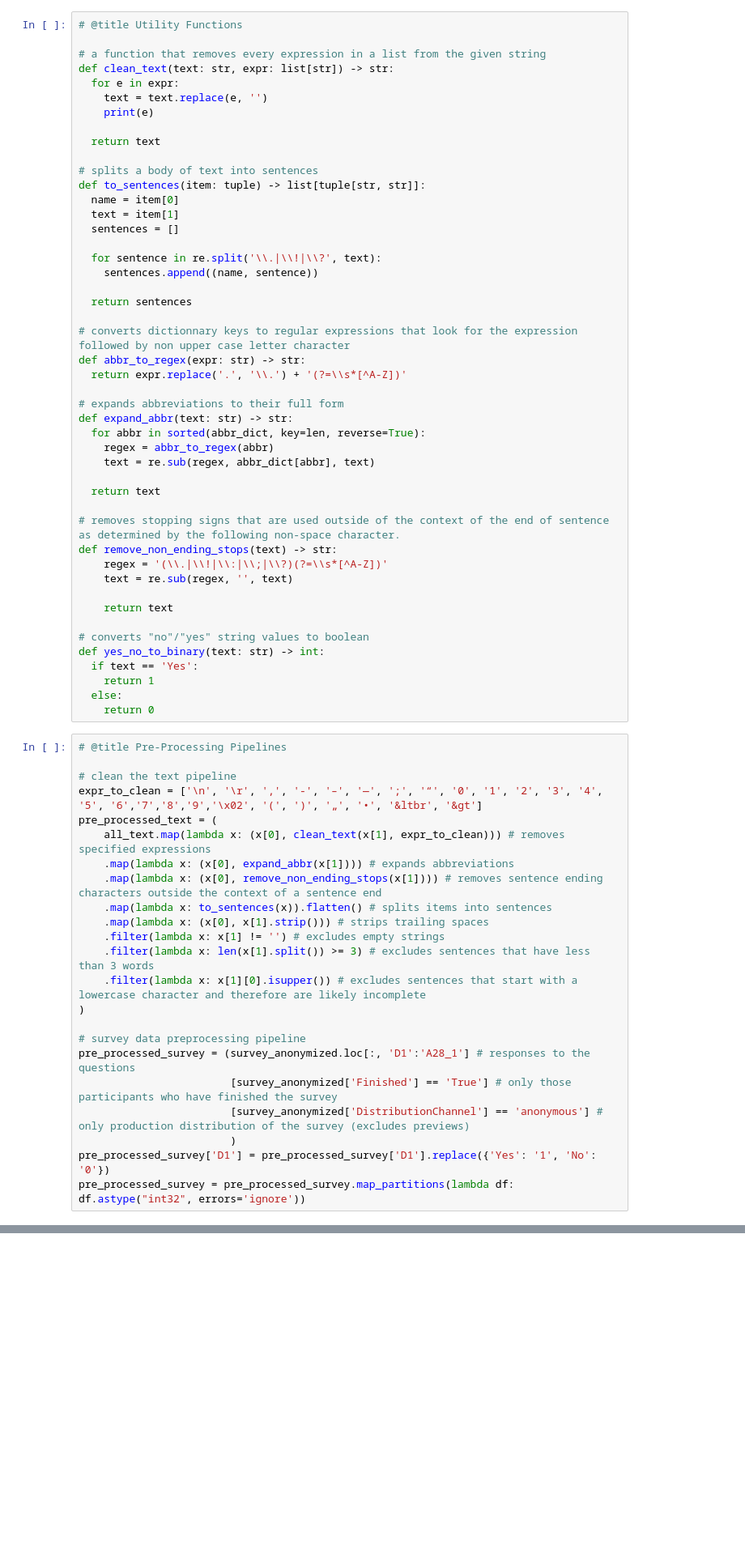
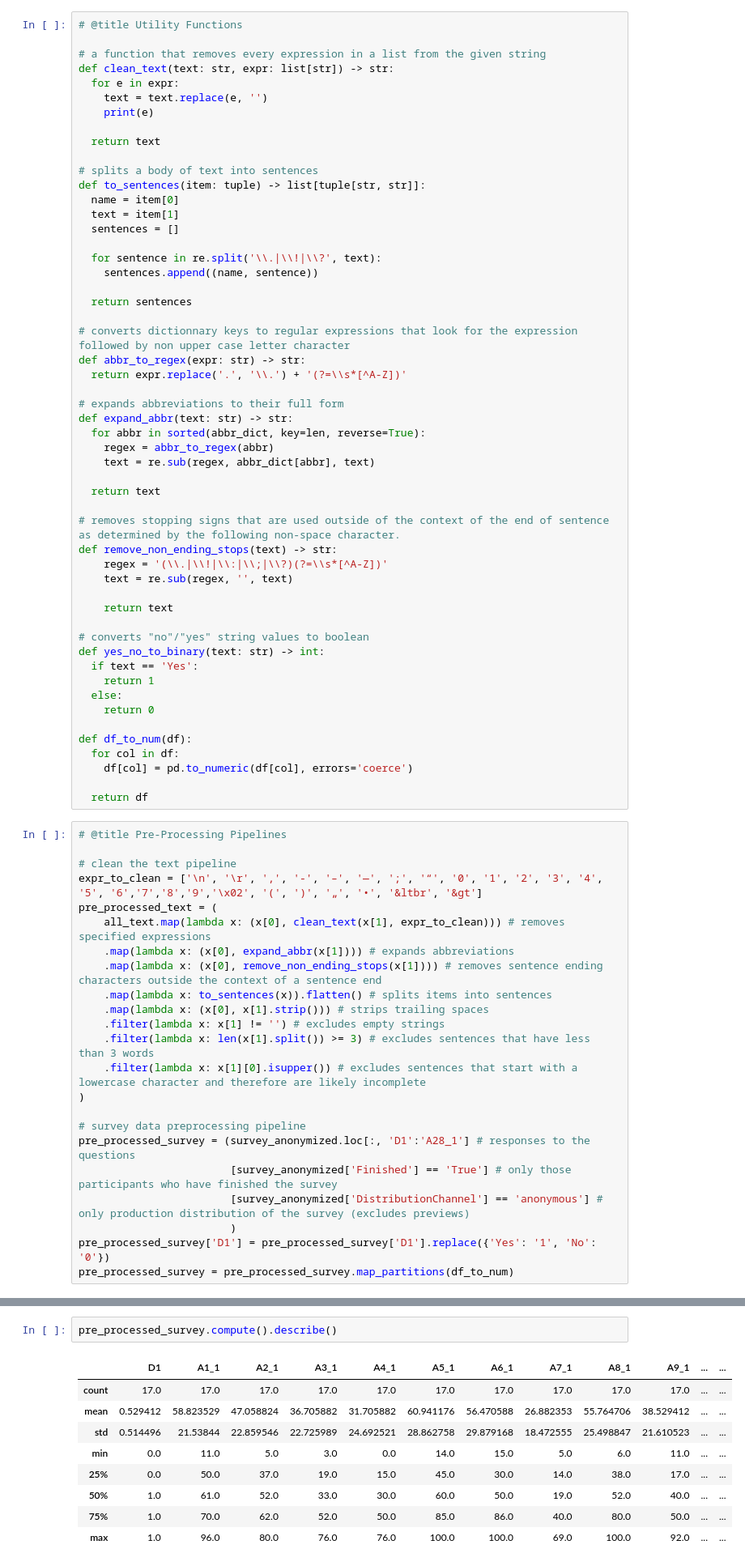
Before and after one commit to vk4444/DATA301_Project, a Jupyter notebook: code.ipynb, the cells around one changed output, grey strips where cells are left out. Shown at 81% size. Drawn from its saved outputs; the diff is of its cells as text; blank space fills up the shorter version.

Commit message:
creates descriptions of dataframe

```diff
--- a/code.ipynb
+++ b/code.ipynb
@@ -312,6 +317,12 @@ def yes_no_to_binary(text: str) -> int:
     return 1
   else:
     return 0
+
+def df_to_num(df):
+  for col in df:
+    df[col] = pd.to_numeric(df[col], errors='coerce')
+
+  return df
 # %%
 # @title Pre-Processing Pipelines
 
@@ -334,7 +345,7 @@ pre_processed_survey = (survey_anonymized.loc[:, 'D1':'A28_1'] # responses to th
                         [survey_anonymized['DistributionChannel'] == 'anonymous'] # only production distribution of the survey (excludes previews)
                         )
 pre_processed_survey['D1'] = pre_processed_survey['D1'].replace({'Yes': '1', 'No': '0'})
-pre_processed_survey = pre_processed_survey.map_partitions(lambda df: df.astype("int32", errors='ignore'))
+pre_processed_survey = pre_processed_survey.map_partitions(df_to_num)
 # %%
 pre_processed_survey.head()
 # %% [output]
@@ -361,0 +386,12 @@ KeyError: 'A1_2'
+# %%
+pre_processed_survey.compute().describe()
+# %% [output]
+|  | D1 | A1_1 | A2_1 | A3_1 | A4_1 | A5_1 | A6_1 | A7_1 | A8_1 | A9_1 | ... | ... |
+| count | 17.0 | 17.0 | 17.0 | 17.0 | 17.0 | 17.0 | 17.0 | 17.0 | 17.0 | 17.0 | ... | ... |
+| mean | 0.529412 | 58.823529 | 47.058824 | 36.705882 | 31.705882 | 60.941176 | 56.470588 | 26.882353 | 55.764706 | 38.529412 | ... | ... |
+| std | 0.514496 | 21.53844 | 22.859546 | 22.725989 | 24.692521 | 28.862758 | 29.879168 | 18.472555 | 25.498847 | 21.610523 | ... | ... |
+| min | 0.0 | 11.0 | 5.0 | 3.0 | 0.0 | 14.0 | 15.0 | 5.0 | 6.0 | 11.0 | ... | ... |
+| 25% | 0.0 | 50.0 | 37.0 | 19.0 | 15.0 | 45.0 | 30.0 | 14.0 | 38.0 | 17.0 | ... | ... |
+| 50% | 1.0 | 61.0 | 52.0 | 33.0 | 30.0 | 60.0 | 50.0 | 19.0 | 52.0 | 40.0 | ... | ... |
+| 75% | 1.0 | 70.0 | 62.0 | 52.0 | 50.0 | 85.0 | 86.0 | 40.0 | 80.0 | 50.0 | ... | ... |
+| max | 1.0 | 96.0 | 80.0 | 76.0 | 76.0 | 100.0 | 100.0 | 69.0 | 100.0 | 92.0 | ... | ... |
```
Also changed, not shown: parts of 6 cells of this notebook.
